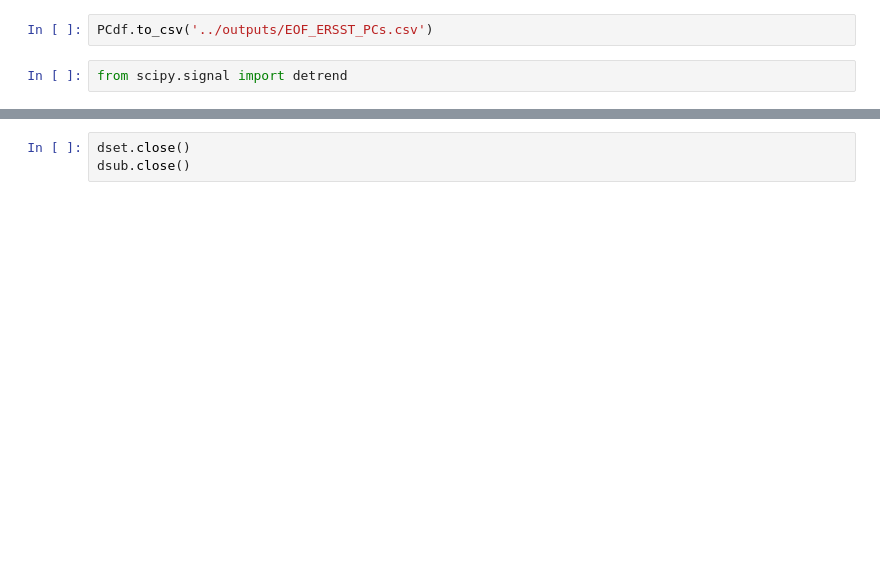
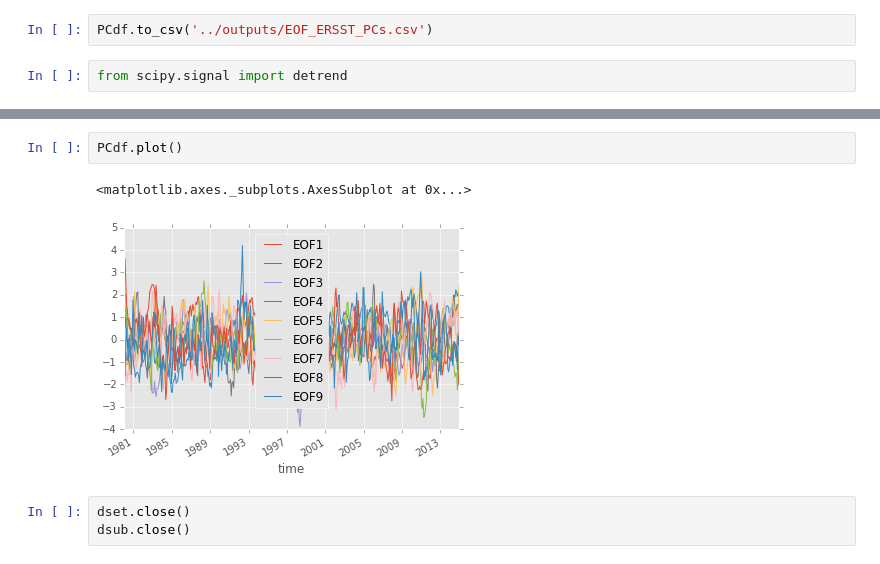
Before and after one commit to nicolasfauchereau/metocean, a Jupyter notebook: notebooks/sklearn_EOF_decomposition.ipynb, the cells around one changed output, grey strips where cells are left out. Drawn from its saved outputs; the diff is of its cells as text; blank space fills up the shorter version.

```diff
--- a/notebooks/sklearn_EOF_decomposition.ipynb
+++ b/notebooks/sklearn_EOF_decomposition.ipynb
@@ -165,3 +233,8 @@ ax.legend(loc=1);
+# %%
+PCdf.plot()
+# %% [output]
+<matplotlib.axes._subplots.AxesSubplot at 0x...>
+[figure, added]
 # %%
 dset.close()
 dsub.close()
```
Also changed, not shown: parts of 20 cells of this notebook, 8 other files.
